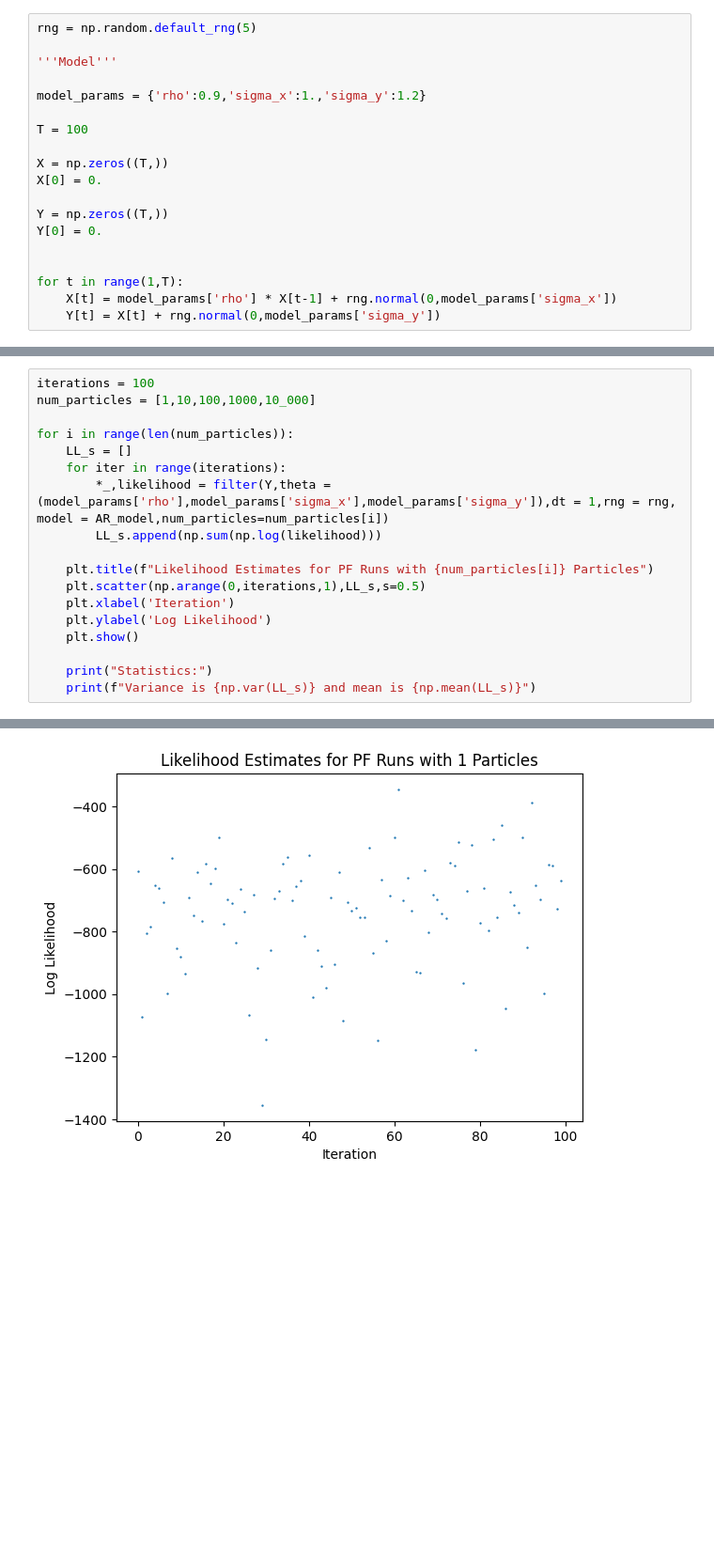
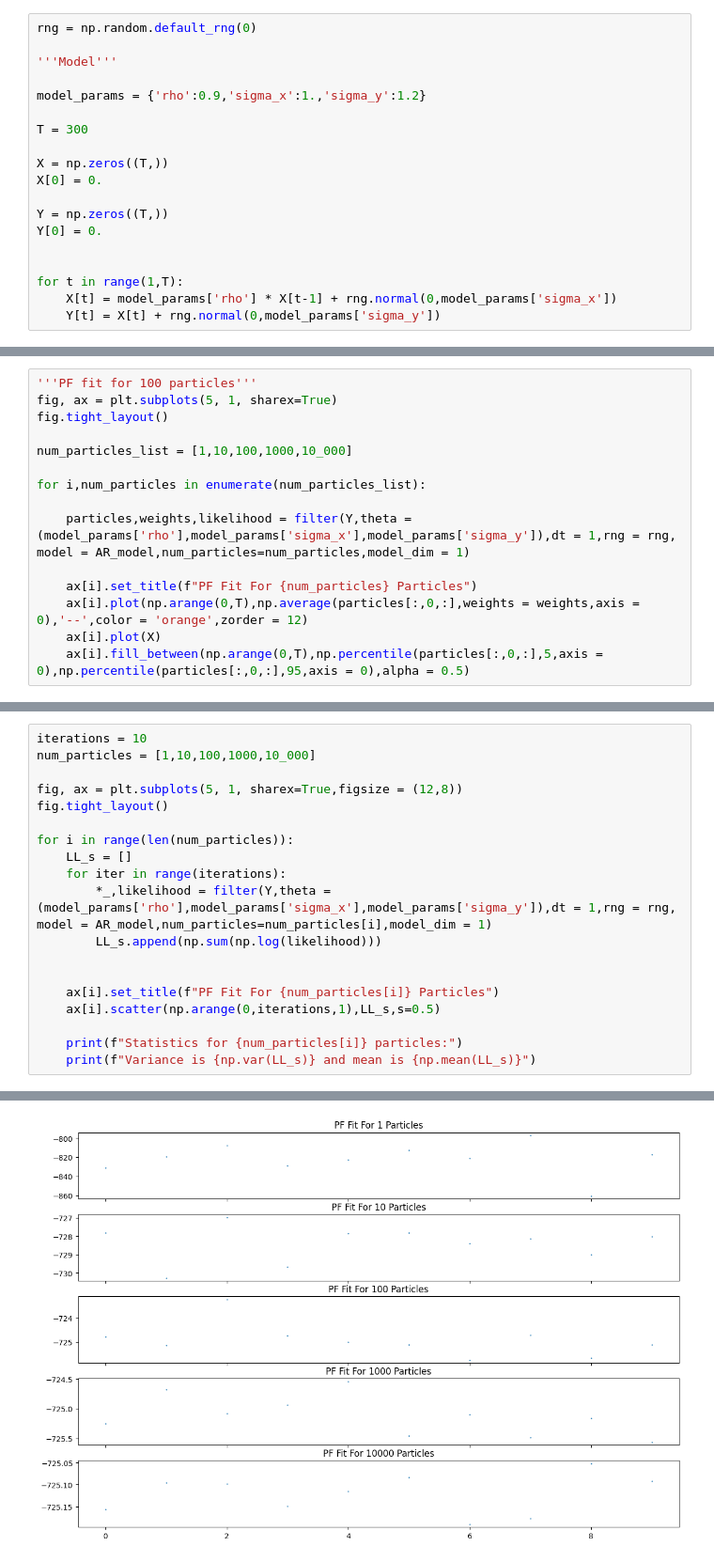
Before and after one commit to Averydx/PMCMC, a Jupyter notebook: pf_variance.ipynb, the cells around one changed output, grey strips where cells are left out. Shown at 94% size. Cells and saved outputs as stored; diff of their text form; blank space fills up the shorter version.

```diff
--- a/pf_variance.ipynb
+++ b/pf_variance.ipynb
@@ -10,11 +12,11 @@ from models import AR_model
 # %%
-rng = np.random.default_rng(5)
+rng = np.random.default_rng(0)
 
 '''Model'''
 
 model_params = {'rho':0.9,'sigma_x':1.,'sigma_y':1.2}
 
-T = 100
+T = 300
 
 X = np.zeros((T,))
 X[0] = 0.
@@ -43,0 +46,15 @@ plt.show()
+# %%
+'''PF fit for 100 particles'''
+fig, ax = plt.subplots(5, 1, sharex=True)
+fig.tight_layout()
+
+num_particles_list = [1,10,100,1000,10_000]
+
+for i,num_particles in enumerate(num_particles_list):
+
+    particles,weights,likelihood = filter(Y,theta = (model_params['rho'],model_params['sigma_x'],model_params['sigma_y']),dt = 1,rng = rng, model = AR_model,num_particles=num_particles,model_dim = 1)
+
+    ax[i].set_title(f"PF Fit For {num_particles} Particles")
+    ax[i].plot(np.arange(0,T),np.average(particles[:,0,:],weights = weights,axis = 0),'--',color = 'orange',zorder = 12)
+    ax[i].plot(X)
+    ax[i].fill_between(np.arange(0,T),np.percentile(particles[:,0,:],5,axis = 0),np.percentile(particles[:,0,:],95,axis = 0),alpha = 0.5)
@@ -44,19 +63,20 @@ plt.show()
 # %%
-iterations = 100
+iterations = 10
 num_particles = [1,10,100,1000,10_000]
+
+fig, ax = plt.subplots(5, 1, sharex=True,figsize = (12,8))
+fig.tight_layout()
 
 for i in range(len(num_particles)):
     LL_s = []
     for iter in range(iterations):
-        *_,likelihood = filter(Y,theta = (model_params['rho'],model_params['sigma_x'],model_params['sigma_y']),dt = 1,rng = rng, model = AR_model,num_particles=num_particles[i])
+        *_,likelihood = filter(Y,theta = (model_params['rho'],model_params['sigma_x'],model_params['sigma_y']),dt = 1,rng = rng, model = AR_model,num_particles=num_particles[i],model_dim = 1)
         LL_s.append(np.sum(np.log(likelihood)))
 
-    plt.title(f"Likelihood Estimates for PF Runs with {num_particles[i]} Particles")
-    plt.scatter(np.arange(0,iterations,1),LL_s,s=0.5)
-    plt.xlabel('Iteration')
-    plt.ylabel('Log Likelihood')
-    plt.show()
 
-    print("Statistics:")
+    ax[i].set_title(f"PF Fit For {num_particles[i]} Particles")
+    ax[i].scatter(np.arange(0,iterations,1),LL_s,s=0.5)
+
+    print(f"Statistics for {num_particles[i]} particles:")
     print(f"Variance is {np.var(LL_s)} and mean is {np.mean(LL_s)}")
 # %% [output]
@@ -63 +93 @@ for i in range(len(num_particles)):
-[figure, old version]
+[figure, new version]
```
Also changed, not shown: parts of 8 cells of this notebook, 6 other files.
